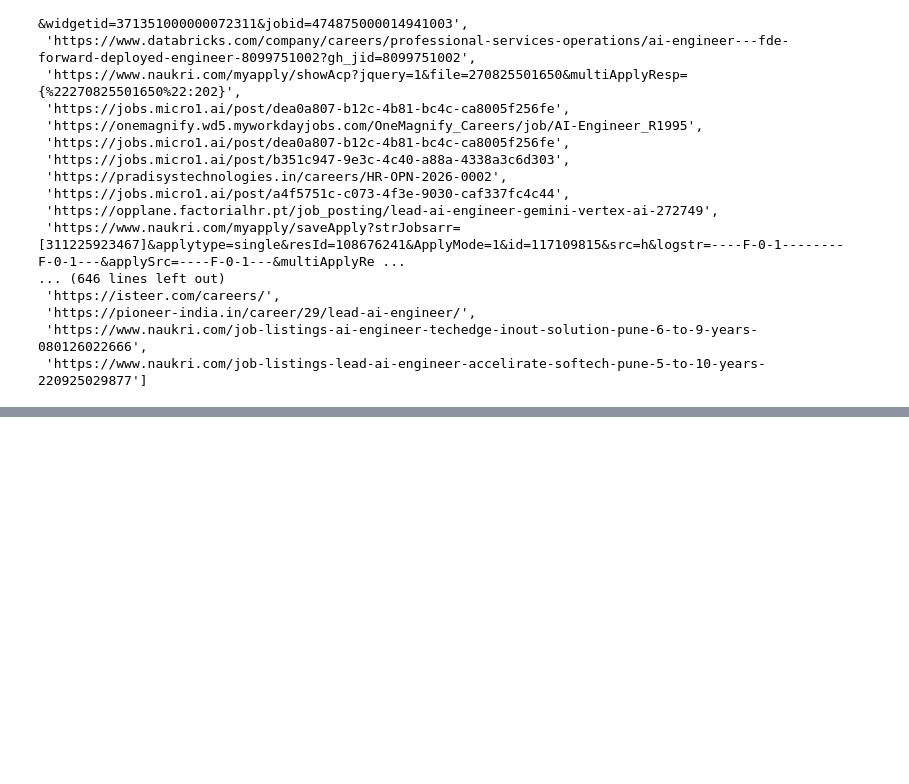
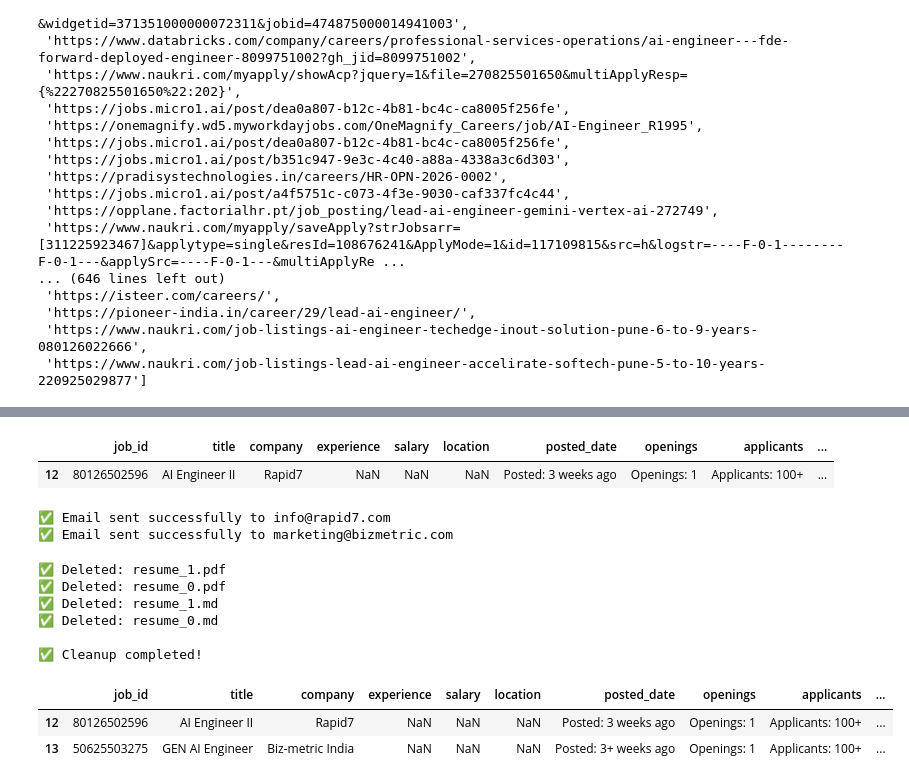
Before and after one commit to pratham4544/naukri_automation, a Jupyter notebook: test.ipynb, the cells around one changed output, grey strips where cells are left out. Saved outputs shown, nothing was run; the diff lists cells and outputs as text; code cells hidden in the pictures; blank space fills up the shorter version.

```diff
--- a/test.ipynb
+++ b/test.ipynb
@@ -214,0 +558,14 @@ urls
+# %%
+eligibile_to_send_mails.head(1)
+# %% [output]
+|  | job_id | title | company | experience | salary | location | posted_date | openings | applicants | ... |
+| 12 | 80126502596 | AI Engineer II | Rapid7 | NaN | NaN | NaN | Posted: 3 weeks ago | Openings: 1 | Applicants: 100+ | ... |
+# %%
+import smtplib
+from email.message import EmailMessage
+import os
+
+SENDER_EMAIL = "prathameshshete609@gmail.com"
+APP_PASSWORD = "xhrkzetnnyjmblzj"   # <-- replace
+SMTP_SERVER = "smtp.gmail.com"
+SMTP_PORT = 587
@@ -214,0 +611,45 @@ urls
+# %%
+eligibile_to_send_mails['email_confirmation'] = eligibile_to_send_mails.apply(
+    lambda row: send_job_application_email(
+        receiver_email=row['career_email'].split(',')[0],  # Send to the first email if multiple
+        subject=f"Application for {row['title']} at {row['company']}",
+        cover_letter=row['cover_letter'],
+        resume_pdf_path=row['resume_pdf_path']
+    ),
+    axis=1
+)
+# %% [output]
+✅ Email sent successfully to info@rapid7.com
+✅ Email sent successfully to marketing@bizmetric.com
+# %%
+import os
+import glob
+
+# Remove all resume files and markdown files
+file_patterns = ['resume_*.pdf', 'resume_*.md', 'resume.pdf', 'resume.md']
+
+for pattern in file_patterns:
+    files = glob.glob(pattern)
+    for file in files:
+        try:
+            os.remove(file)
+            print(f"✅ Deleted: {file}")
+        except FileNotFoundError:
+            print(f"⚠️ File not found: {file}")
+        except Exception as e:
+            print(f"❌ Error deleting {file}: {e}")
+
+print("\n✅ Cleanup completed!")
+# %% [output]
+✅ Deleted: resume_1.pdf
+✅ Deleted: resume_0.pdf
+✅ Deleted: resume_1.md
+✅ Deleted: resume_0.md
+
+✅ Cleanup completed!
+# %%
+eligibile_to_send_mails.head()
+# %% [output]
+|  | job_id | title | company | experience | salary | location | posted_date | openings | applicants | ... |
+| 12 | 80126502596 | AI Engineer II | Rapid7 | NaN | NaN | NaN | Posted: 3 weeks ago | Openings: 1 | Applicants: 100+ | ... |
+| 13 | 50625503275 | GEN AI Engineer | Biz-metric India | NaN | NaN | NaN | Posted: 3+ weeks ago | Openings: 1 | Applicants: 100+ | ... |
```
Also changed, not shown: parts of 26 cells of this notebook, 5 other files.
